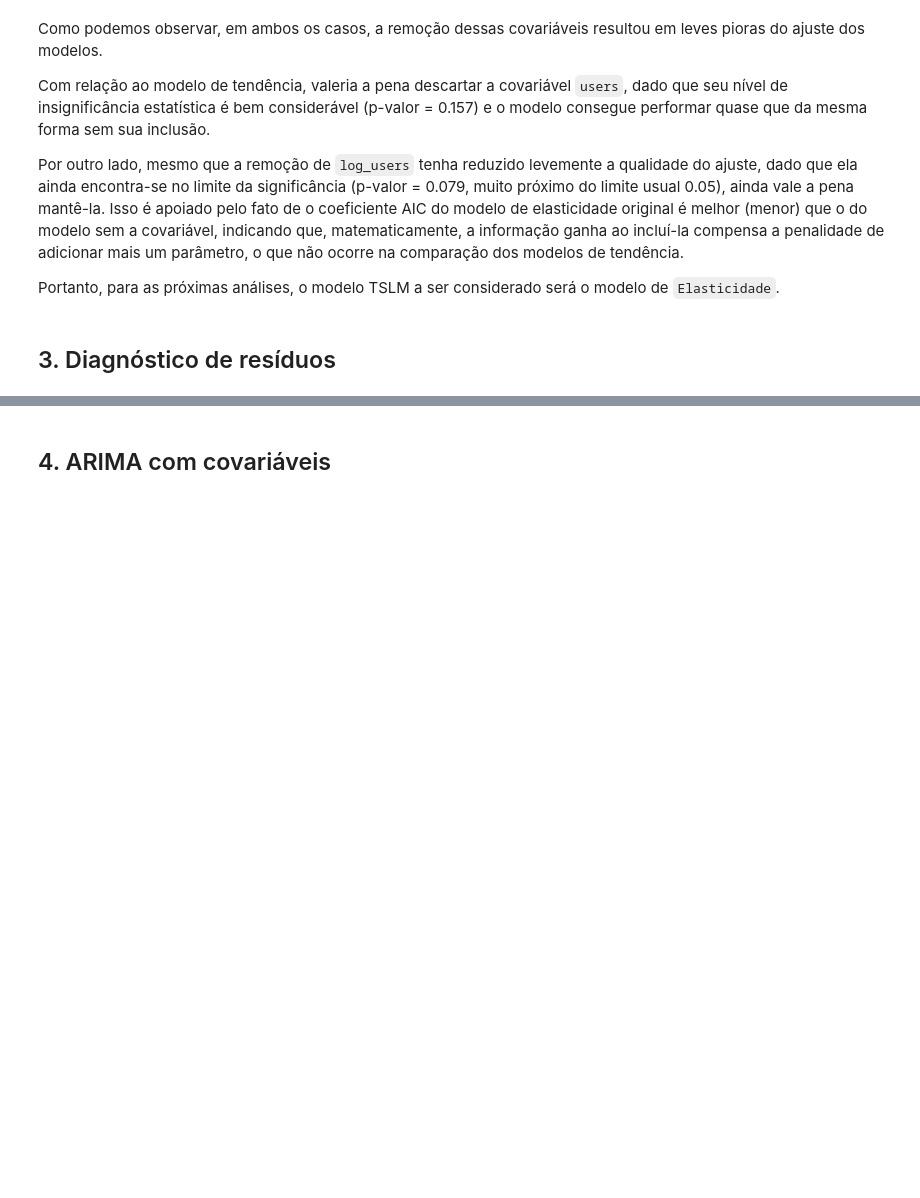
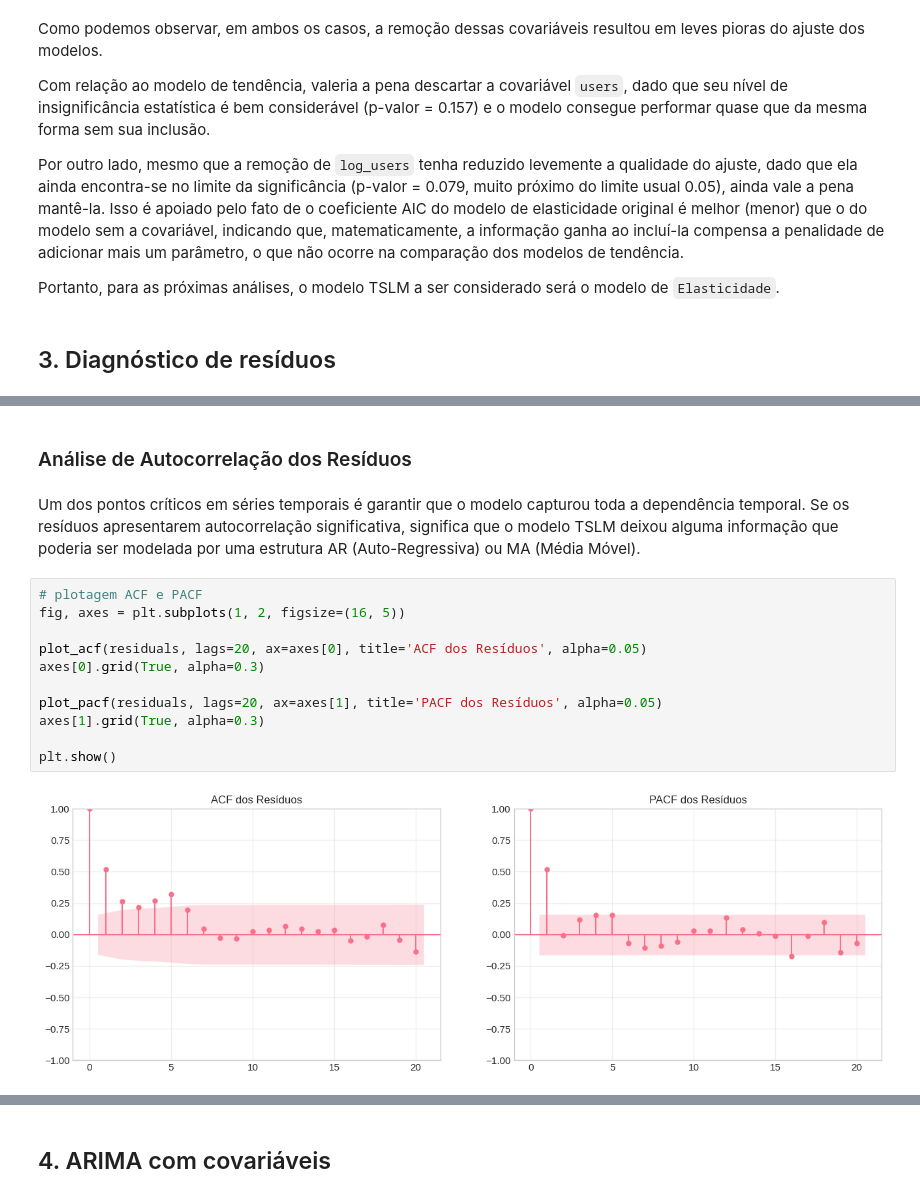
Before and after one commit to kauanmaf/Time-Series-A2, a Jupyter notebook: relatorio.ipynb, the cells around one changed output, grey strips where cells are left out. Saved outputs shown, nothing was run; the diff lists cells and outputs as text; blank space fills up the shorter version.

```diff
--- a/relatorio.ipynb
+++ b/relatorio.ipynb
@@ -512,0 +575,17 @@ Portanto, para as próximas análises, o modelo TSLM a ser considerado será o m
+# %% [markdown]
+### Análise de Autocorrelação dos Resíduos
+# %% [markdown]
+Um dos pontos críticos em séries temporais é garantir que o modelo capturou toda a dependência temporal. Se os resíduos apresentarem autocorrelação significativa, significa que o modelo TSLM deixou alguma informação que poderia ser modelada por uma estrutura AR (Auto-Regressiva) ou MA (Média Móvel).
+# %%
+# plotagem ACF e PACF
+fig, axes = plt.subplots(1, 2, figsize=(16, 5))
+
+plot_acf(residuals, lags=20, ax=axes[0], title='ACF dos Resíduos', alpha=0.05)
+axes[0].grid(True, alpha=0.3)
+
+plot_pacf(residuals, lags=20, ax=axes[1], title='PACF dos Resíduos', alpha=0.05)
+axes[1].grid(True, alpha=0.3)
+
+plt.show()
+# %% [output]
+[figure, added]
```
Also changed, not shown: parts of 16 cells of this notebook.
